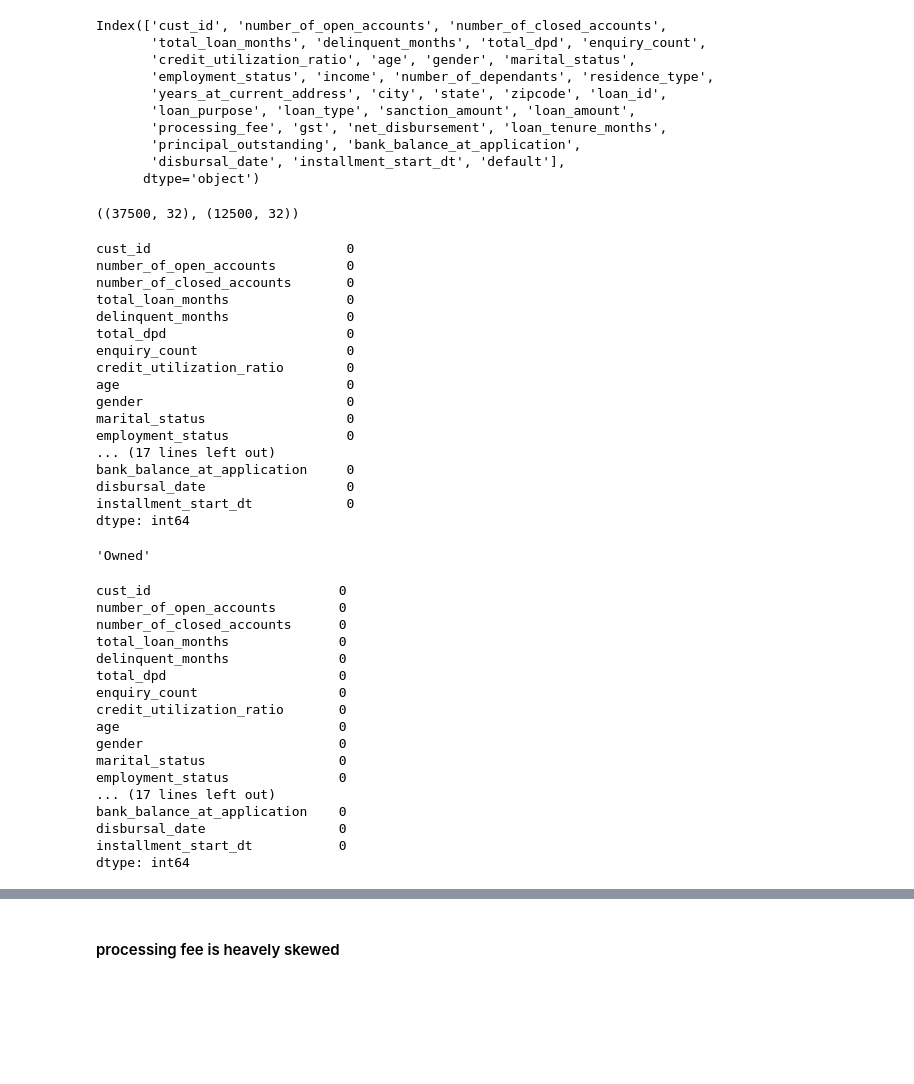
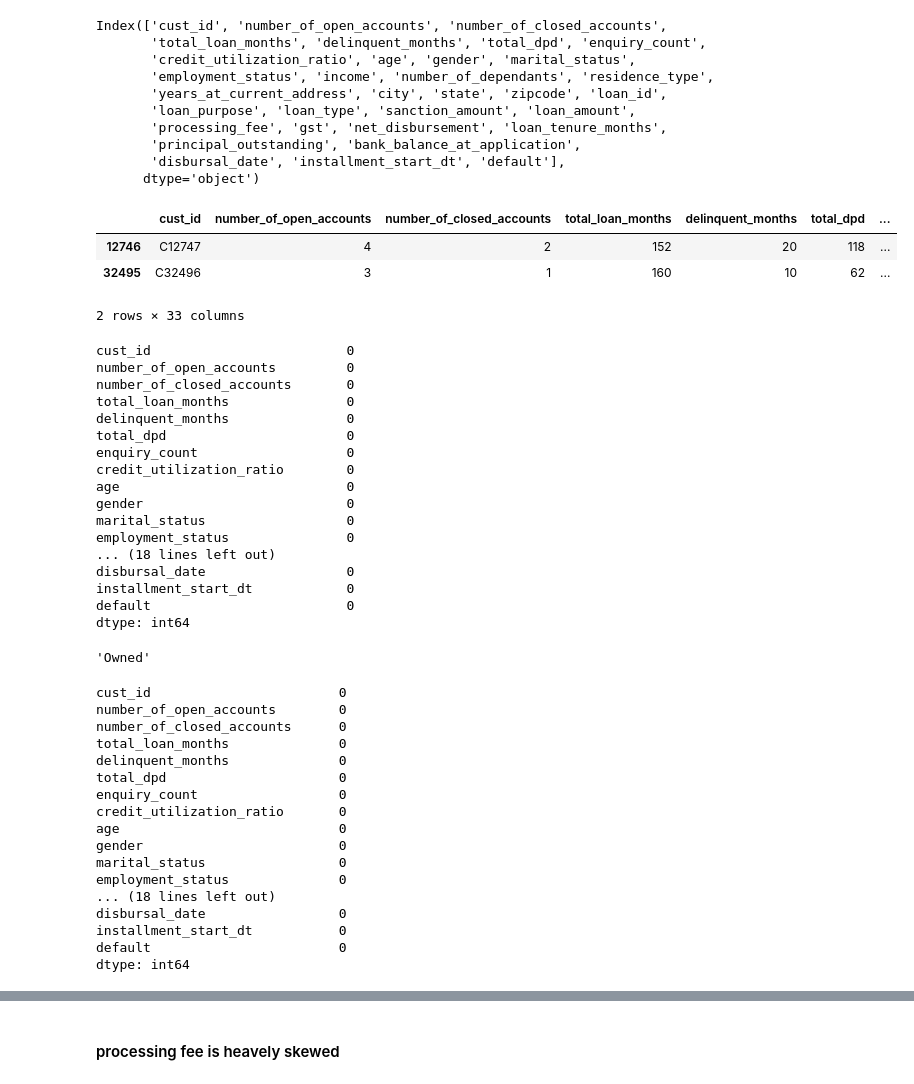
Before and after one commit to ayush-singhgit/Credit_risk_score, a Jupyter notebook: DataSet_processing.ipynb, the cells around one changed output, grey strips where cells are left out. Saved outputs shown, nothing was run; the diff lists cells and outputs as text; code cells hidden in the pictures; blank space fills up the shorter version.

```diff
--- a/DataSet_processing.ipynb
+++ b/DataSet_processing.ipynb
@@ -388,12 +388,17 @@ Index(['cust_id', 'number_of_open_accounts', 'number_of_closed_accounts',
        'disbursal_date', 'installment_start_dt', 'default'],
       dtype='object')
 # %%
-X=df.drop('default',axis=1)
-y=df['default']
-df_train,df_test,y_train,y_test=train_test_split(X,y,test_size=0.25,stratify=y, random_state=42)
-df_train.shape,df_test.shape
+X = df.drop("default", axis="columns")
+y = df['default']
+X_train,X_test,y_train,y_test=train_test_split(X,y,stratify=y,test_size=0.25,random_state=42)
+df_train = pd.concat([X_train, y_train], axis="columns")
+df_test = pd.concat([X_test, y_test], axis="columns")
+df_train.head(2)
 # %% [output]
+|  | cust_id | number_of_open_accounts | number_of_closed_accounts | total_loan_months | delinquent_months | total_dpd | ... |
+| 12746 | C12747 | 4 | 2 | 152 | 20 | 118 | ... |
+| 32495 | C32496 | 3 | 1 | 160 | 10 | 62 | ... |
-((37500, 32), (12500, 32))
+2 rows × 33 columns
 # %%
 df_train.isna().sum()
 # %% [output]
@@ -409,10 +414,10 @@ age                             0
 gender                          0
 marital_status                  0
 employment_status               0
-... (17 lines left out)
-bank_balance_at_application     0
+... (18 lines left out)
 disbursal_date                  0
 installment_start_dt            0
+default                         0
 dtype: int64
 # %%
 residence=df_train.residence_type.mode()[0]
@@ -436,10 +441,10 @@ age                            0
 gender                         0
 marital_status                 0
 employment_status              0
-... (17 lines left out)
-bank_balance_at_application    0
+... (18 lines left out)
 disbursal_date                 0
 installment_start_dt           0
+default                        0
 dtype: int64
 # %%
 df_test.fillna(residence,inplace=True)
```
Also changed, not shown: parts of 18 cells of this notebook.
